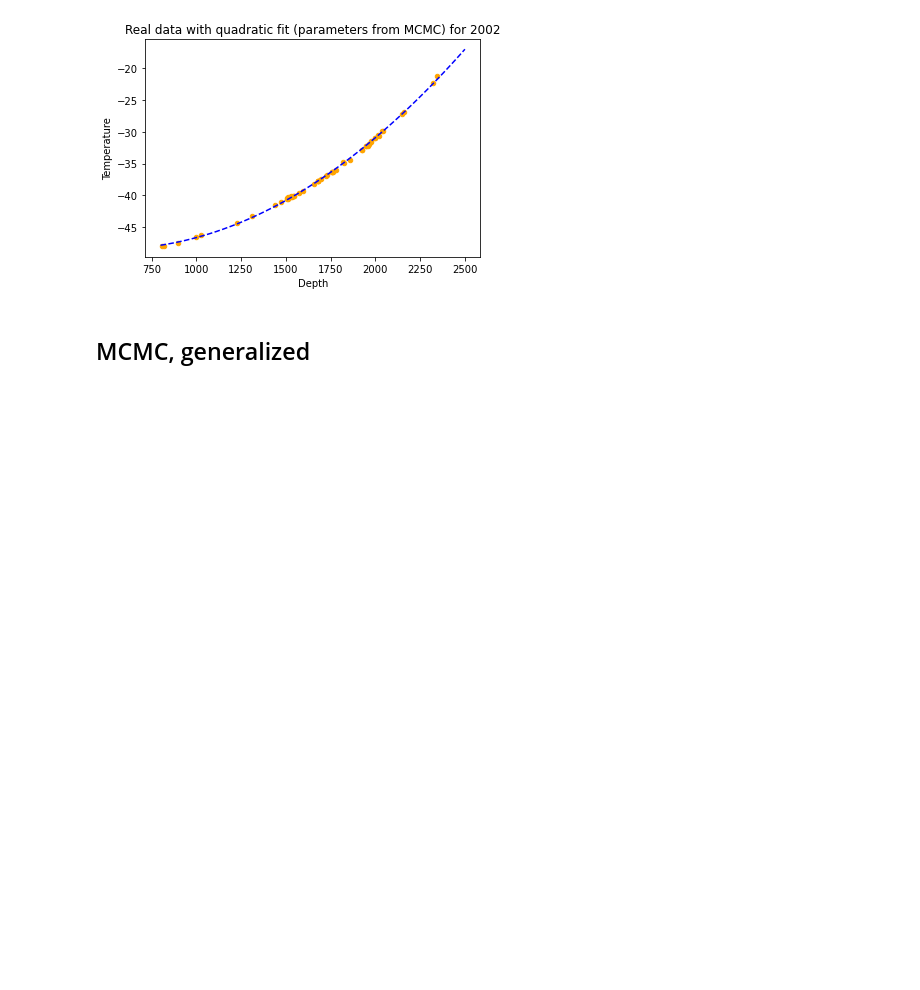
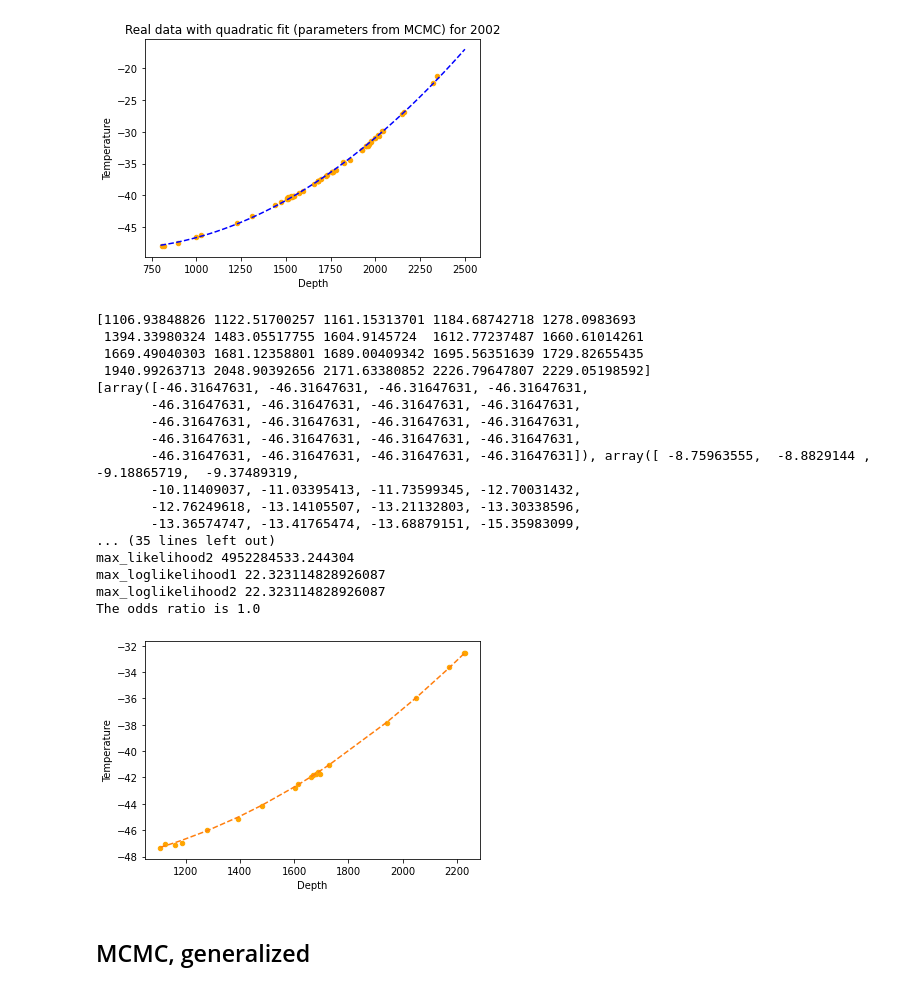
Before and after one commit to phys201/icetemp, a Jupyter notebook: analysis.ipynb, the cells around one changed output. Cells and saved outputs as stored; diff of their text form; code cells hidden in the pictures; blank space fills up the shorter version.

```diff
--- a/analysis.ipynb
+++ b/analysis.ipynb
@@ -115,6 +115,60 @@ Starting values:
 
 [figure]
 [figure]
+# %%
+test_quad = io.load_ice_data("test_data_quadratic.txt", data_year=0, temp_errors=0.1, depth_errors=2, data_dir='test_data')
+params1, cov_mat1 = m.fit_quad(test_quad)
+params2, cov_mat2 = m.fit_quad(test_quad)
+
+params_list1 = [np.array(params1)]
+params_list2 = [np.array(params2)]
+
+data = [test_quad]
+best_fit1 = {'C_0': -4.65e1, 'C_1':-7.46e-3 , 'C_2':6.17e-6}
+best_fit2 = {'C_0': -4.66e1, 'C_1':-7.47e-3 , 'C_2':6.18e-6}
+best_fit1['covariance matrix'] = cov_mat1
+best_fit2['covariance matrix'] = cov_mat2
+
+x = test_quad['Depth'].values
+test_quad.plot(x='Depth', y='Temperature', kind='scatter', yerr=0.1,color='orange')
+x.sort()
+plt.plot(x, best_fit2['C_2']*x**2 + best_fit2['C_1']*x + best_fit2['C_0'], linestyle='dashed')
+
+print(x)
+n_M1 = 2
+n_M2 = 2
+
+
+mu1 = np.sum([params_list1[0][i] * x**i for i in range(n_M1+1)], axis = 0)
+mu2 = np.sum([params_list2[0][i] * x**i for i in range(n_M2+1)], axis = 0)
+
+y = test_quad['Temperature'].values
+y.sort()
+#print(y - mu2)
+#print('mu1', mu1)
+#print('mu2', mu2)
+
+odds_ratio_list = m.get_odds_ratio(n_M1, n_M2, data, params_list1, params_list2, best_fit1, best_fit2)
+print('The odds ratio is', odds_ratio_list[0])
+# %% [output]
+[1106.93848826 1122.51700257 1161.15313701 1184.68742718 1278.0983693
+ 1394.33980324 1483.05517755 1604.9145724  1612.77237487 1660.61014261
+ 1669.49040303 1681.12358801 1689.00409342 1695.56351639 1729.82655435
+ 1940.99263713 2048.90392656 2171.63380852 2226.79647807 2229.05198592]
+[array([-46.31647631, -46.31647631, -46.31647631, -46.31647631,
+       -46.31647631, -46.31647631, -46.31647631, -46.31647631,
+       -46.31647631, -46.31647631, -46.31647631, -46.31647631,
+       -46.31647631, -46.31647631, -46.31647631, -46.31647631,
+       -46.31647631, -46.31647631, -46.31647631, -46.31647631]), array([ -8.75963555,  -8.8829144 ,  -9.18865719,  -9.37489319,
+       -10.11409037, -11.03395413, -11.73599345, -12.70031432,
+       -12.76249618, -13.14105507, -13.21132803, -13.30338596,
+       -13.36574747, -13.41765474, -13.68879151, -15.35983099,
+... (35 lines left out)
+max_likelihood2 4952284533.244304
+max_loglikelihood1 22.323114828926087
+max_loglikelihood2 22.323114828926087
+The odds ratio is 1.0
+[figure, added]
 # %% [markdown]
 ## MCMC, generalized
 # %%
```
Also changed, not shown: parts of 1 cell of this notebook, 2 other files.
